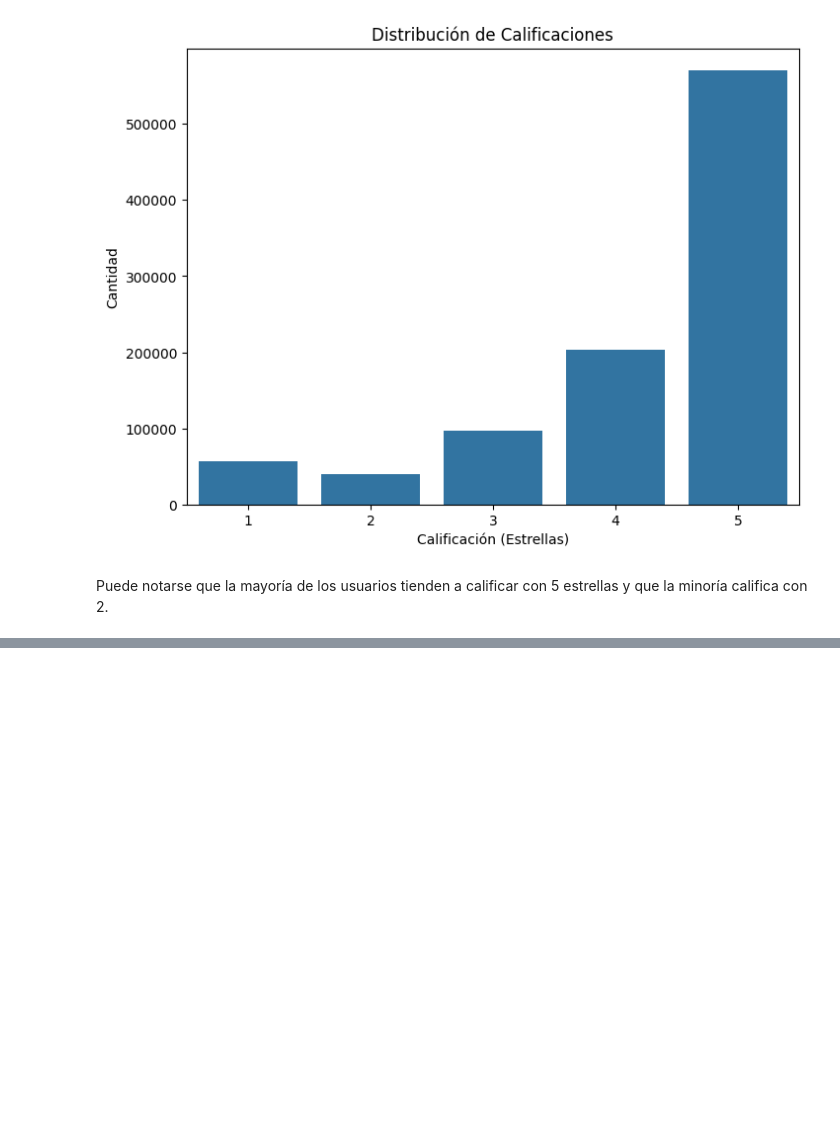
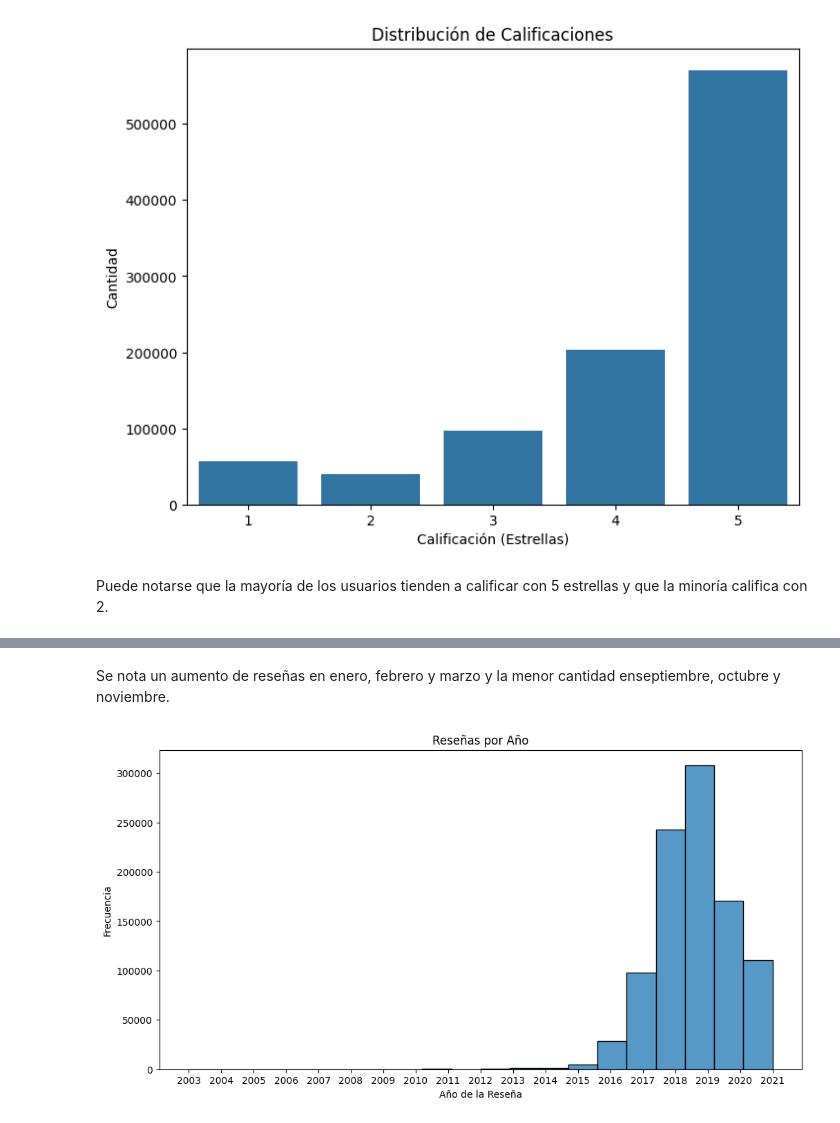
Before and after one commit to nasae-nta/Google-Yelp, a Jupyter notebook: notebooks/ETLs & EDAs/EDA-Florida.ipynb, the cells around one changed output, grey strips where cells are left out. Cells and saved outputs as stored; diff of their text form; code cells hidden in the pictures; blank space fills up the shorter version.

```diff
--- a/notebooks/ETLs & EDAs/EDA-Florida.ipynb
+++ b/notebooks/ETLs & EDAs/EDA-Florida.ipynb
@@ -163,0 +234,18 @@ AttributeError: Rectangle.set() got an unexpected keyword argument 'kind'
+# %% [markdown]
+Se nota un aumento de reseñas en enero, febrero y marzo y la menor cantidad enseptiembre, octubre y noviembre.
+# %%
+# Visualizar reseñas por año
+plt.figure(figsize=(12, 6))
+sns.histplot(data=reviews, x=reviews['time'].dt.year, bins=20)
+
+# Personalizar el gráfico
+plt.title('Reseñas por Año')
+plt.xlabel('Año de la Reseña')
+plt.ylabel('Frecuencia')
+
+# Asegurar que los años aparezcan como enteros
+plt.xticks(ticks=range(reviews['time'].dt.year.min(), reviews['time'].dt.year.max() + 1))
+
+plt.show()
+# %% [output]
+[figure, added]
```
Also changed, not shown: parts of 21 cells of this notebook, 1 other file.
